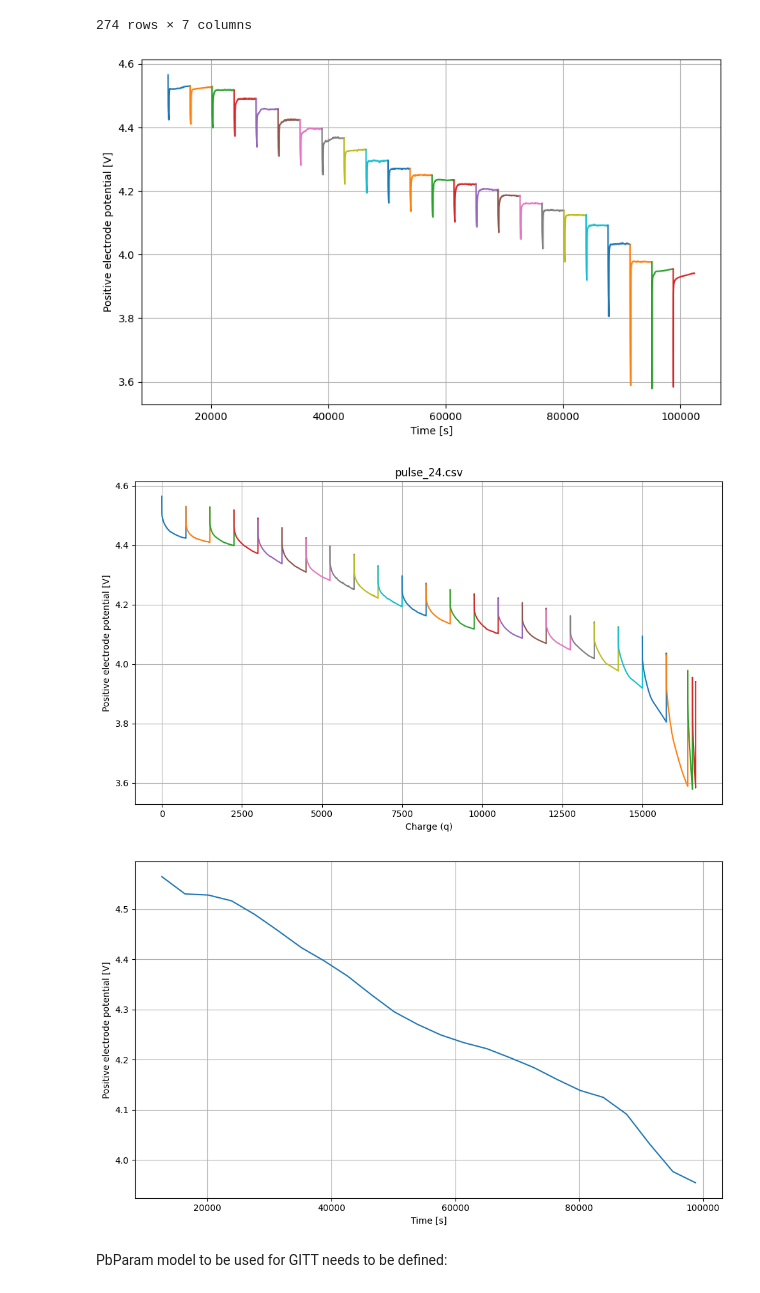
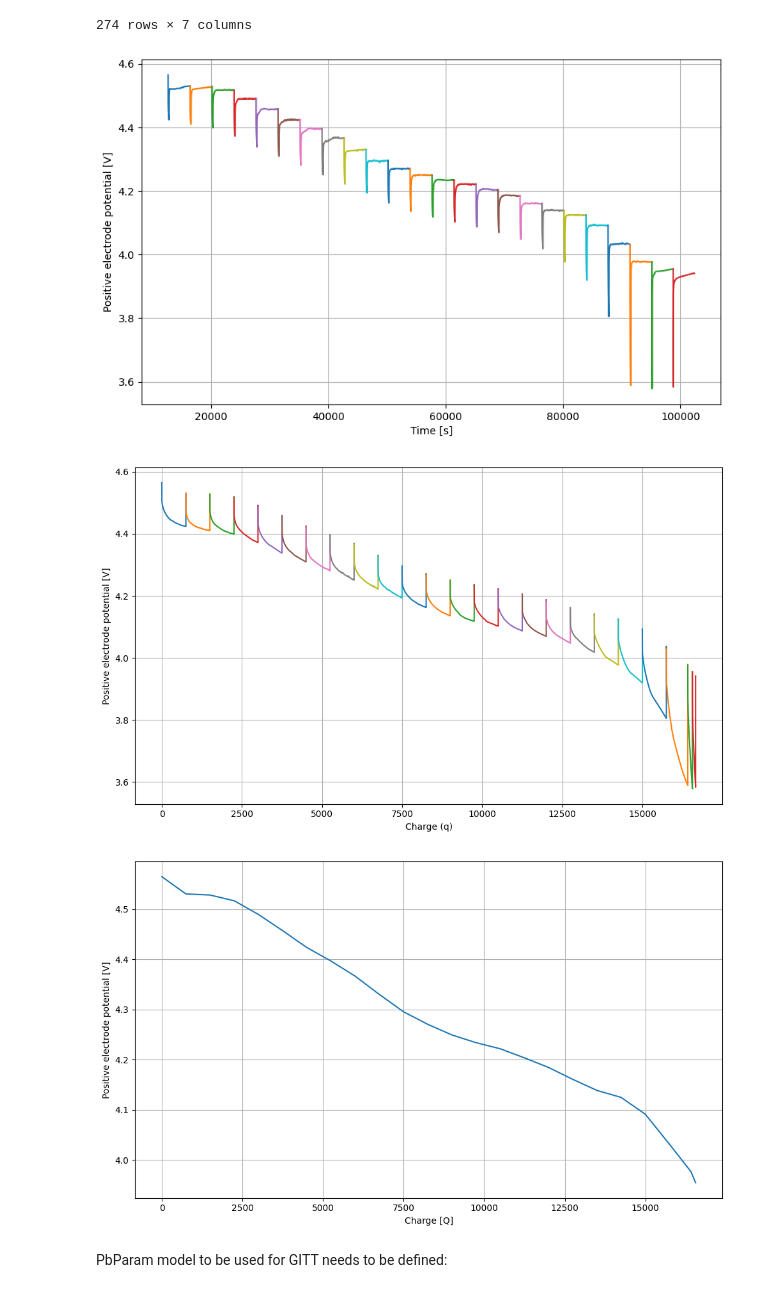
Before and after one commit to paramm-team/pybamm-param, a Jupyter notebook: examples/notebooks/GITT_loop.ipynb, the cells around one changed output. Saved outputs shown, nothing was run; the diff lists cells and outputs as text; code cells hidden in the pictures.

```diff
--- a/examples/notebooks/GITT_loop.ipynb
+++ b/examples/notebooks/GITT_loop.ipynb
@@ -69,39 +69,40 @@ dfs["pulse_1.csv"]
 # %%
 # Both of the Voltage vs Time and Charge can be plotted as below.
 
 import matplotlib.pyplot as plt
 fig, ax = plt.subplots(figsize=(10, 6))
 fig2, ax2 =plt.subplots(figsize=(10, 6))
 for file_name, df in dfs.items():
-    plt.title(file_name)
     ax.plot(df['Time [s]'], df["Positive electrode potential [V]"])
     ax2.plot(df['Charge (Q)'], df["Positive electrode potential [V]"])
 ax.set_xlabel('Time [s]')
 ax2.set_xlabel('Charge (q)')
 ax.set_ylabel('Positive electrode potential [V]')
 ax2.set_ylabel('Positive electrode potential [V]')
 ax.grid(True)
 ax2.grid(True)
 plt.tight_layout()
 plt.show()
 # %% [output]
 [figure]
-[figure, old version]
+[figure, new version]
 # %%
 # Create a list to collect the first value from each DataFrame
 first_values = [df['Positive electrode potential [V]'][0] for _, df in dfs.items()] # saving the first values of each pulse.
 time_val = [df['Time [s]'][0] for _, df in dfs.items()]
+charge_val = [df['Charge (Q)'][0] for _, df in dfs.items()]
 
 fig, ax = plt.subplots(figsize=(10, 6))
 
-ax.plot(time_val,first_values)
-ax.set_xlabel('Time [s]')
+ax.plot(charge_val,first_values)
+# ax.set_xlabel('Time [s]')
+ax.set_xlabel('Charge [Q]')
 ax.set_ylabel('Positive electrode potential [V]')
 ax.grid(True)
 plt.tight_layout()
 plt.show()
 # %% [output]
-[figure, old version]
+[figure, new version]
 # %%
 # For BasicGITT, we need derivatives of each pulse which can be calculated as:
 import numpy as np
```
Also changed, not shown: parts of 3 cells of this notebook, 2 other files.
